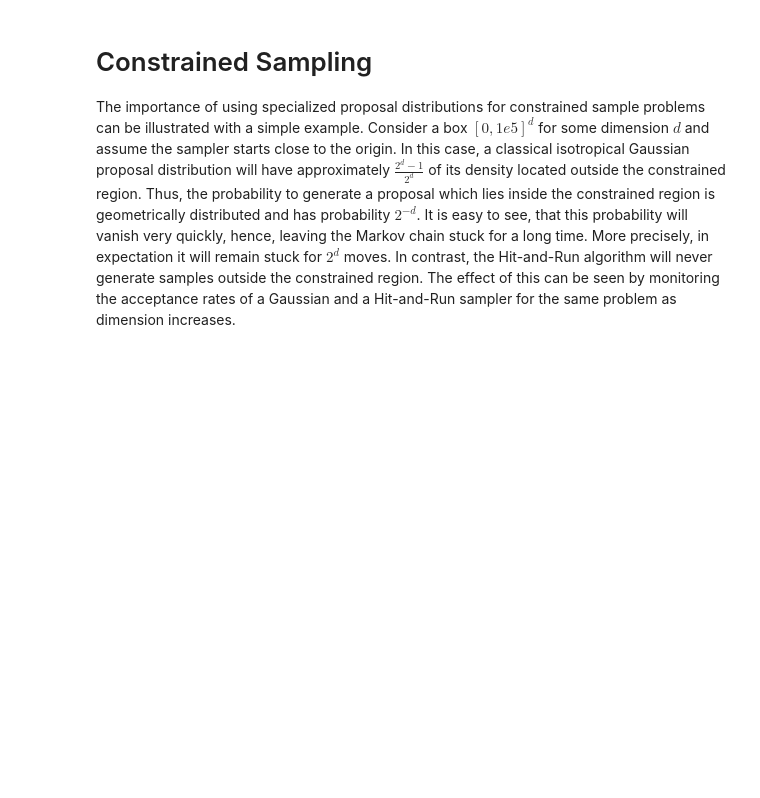
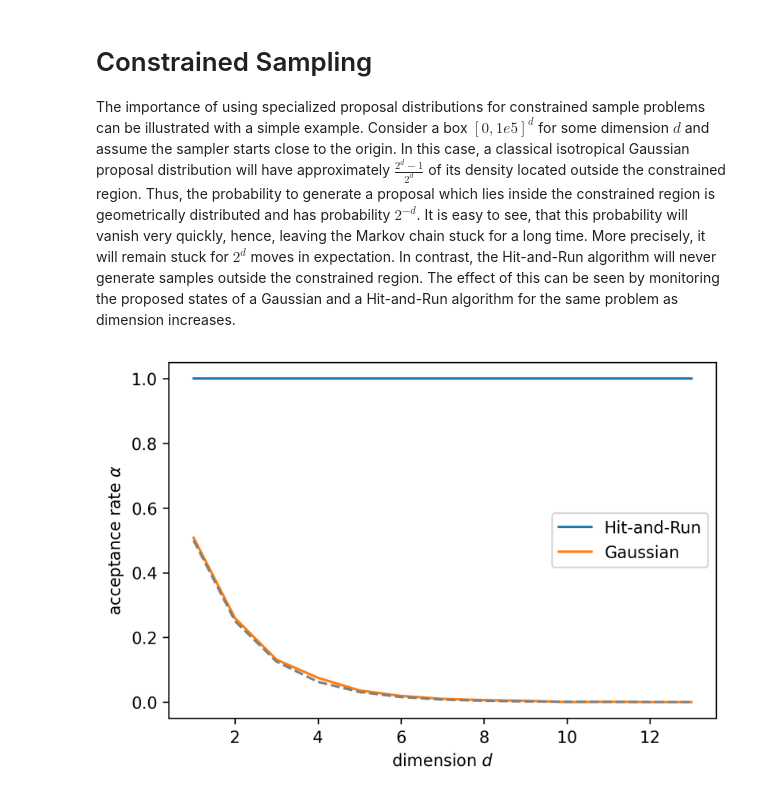
Before and after one commit to modsim/hopsy, a Jupyter notebook: examples/ConstrainedSampling.ipynb, the cells around one changed output. Cells and saved outputs as stored; diff of their text form; code cells hidden in the pictures; blank space fills up the shorter version.

```diff
--- a/examples/ConstrainedSampling.ipynb
+++ b/examples/ConstrainedSampling.ipynb
@@ -10,11 +10,53 @@ Thus, the probability to generate a proposal which lies inside the constrained r
 distributed and has probability $2^{-d}$.
 It is easy to see, that this probability will vanish very quickly, hence, leaving the Markov chain stuck for
 a long time.
-More precisely, in expectation it will remain stuck for $2^d$ moves.
+More precisely, it will remain stuck for $2^d$ moves in expectation.
 In contrast, the Hit-and-Run algorithm will never generate samples outside the constrained region.
-The effect of this can be seen by monitoring the acceptance rates of a Gaussian and a Hit-and-Run sampler for the same problem as dimension increases.
+The effect of this can be seen by monitoring the proposed states of a Gaussian and a Hit-and-Run algorithm
+for the same problem as dimension increases.
 # %%
 import hopsy
 import numpy as np
 import matplotlib.pyplot as plt
+# %%
+dims = np.array(range(1, 14))
+Problem = lambda dim: hopsy.add_box_constraints(
+    hopsy.Problem(-np.identity(dim), [0]*dim), 0, 1e3)
+
+proposals = [
+    hopsy.GaussianHitAndRunProposal,
+    hopsy.GaussianProposal,
+]
+
+accrates = np.zeros((len(dims), len(proposals)))
+
+n = 1000
+
+for i, dim in enumerate(dims):
+    for k, Proposal in enumerate(proposals):
+        problem = Problem(dim)
+        proposal = Proposal(problem, starting_point=[.001]*dim)
+        rng = hopsy.RandomNumberGenerator(seed=42)
+        accrate = 0
+
+        for _ in range(n):
+            state = proposal.propose(rng)
+            accrate += 1 if (problem.A @ state <= problem.b).all() else 0
+
+        accrates[i, k] = 1.*accrate / n
+# %%
+analytical = 1./2**dims
+
+plt.figure(dpi=300)
+plt.plot(dims, accrates, label=['Hit-and-Run', 'Gaussian'])
+plt.plot(dims, analytical, linestyle='dashed', color='gray')
+
+plt.xlabel(r'dimension $d$')
+plt.ylabel(r'acceptance rate $\alpha$')
+
+plt.legend()
+
+plt.show()
+# %% [output]
+[figure, added]
 # %%
```
Also changed, not shown: parts of 2 cells of this notebook.
